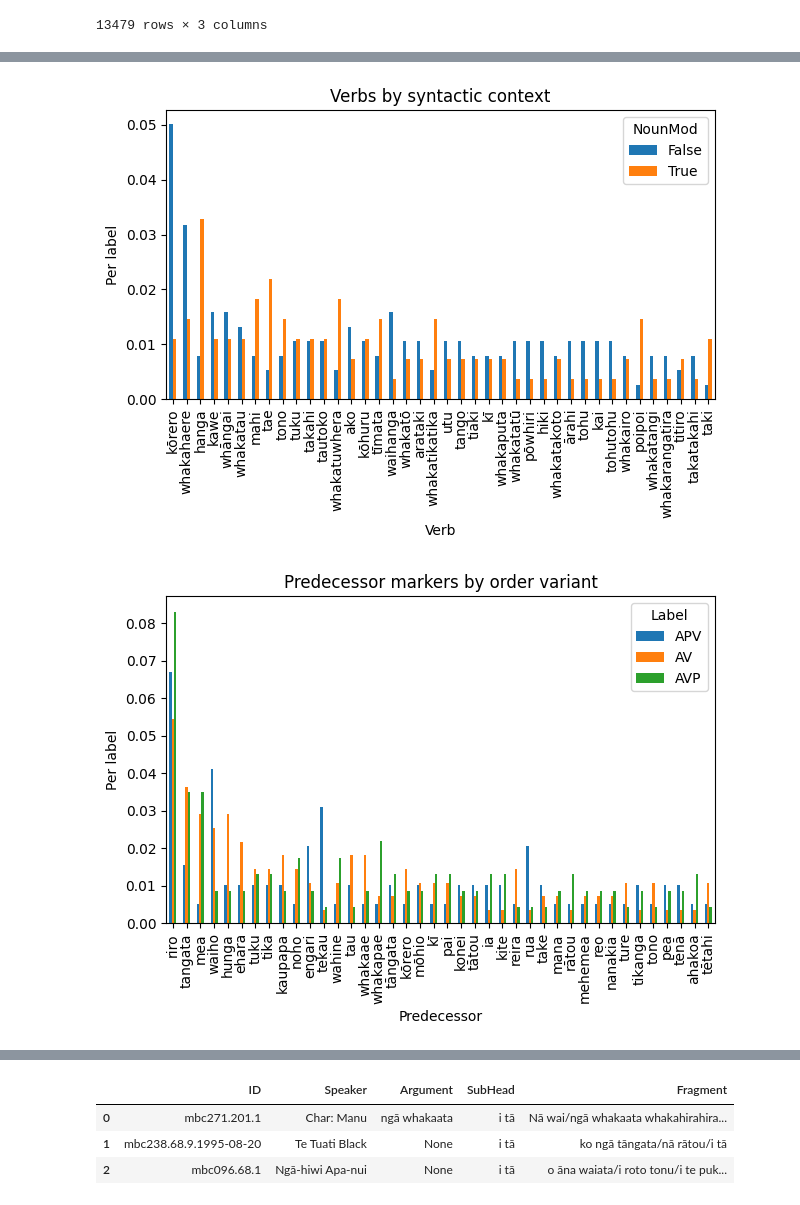
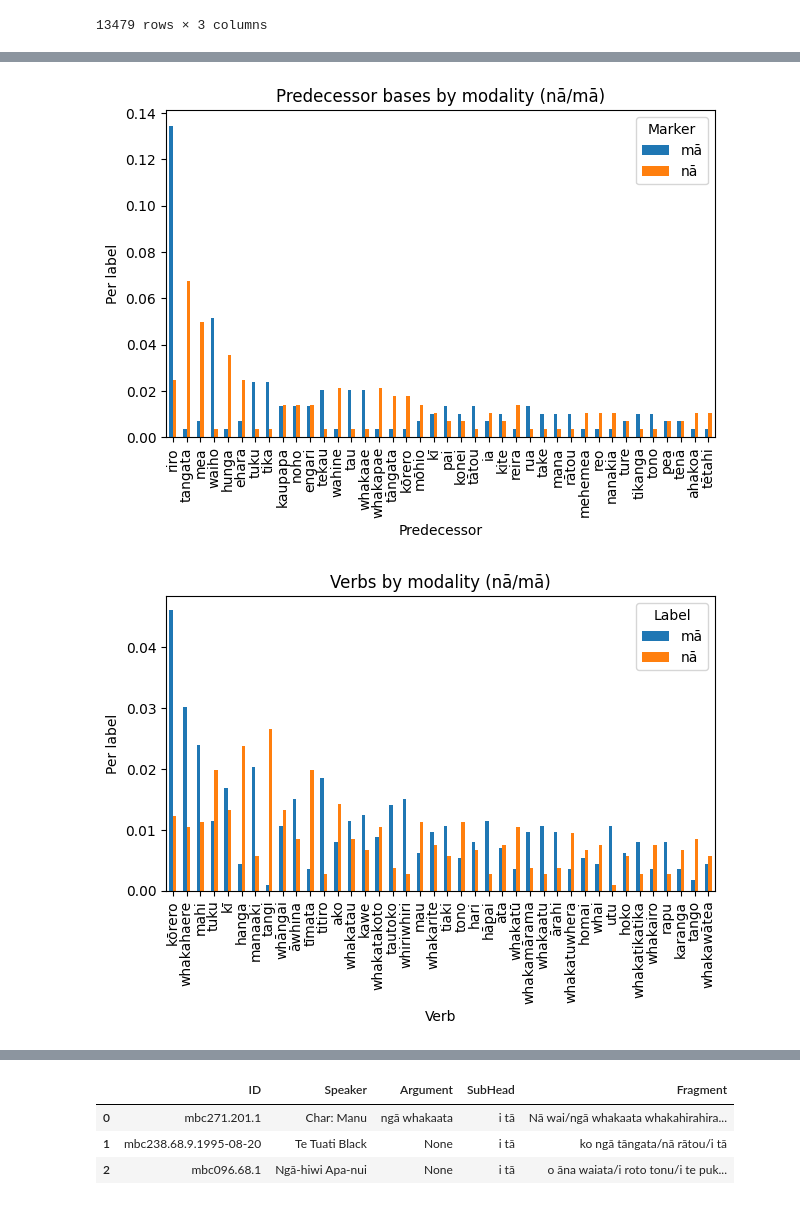
Before and after one commit to connor-taylorbrown/trm-parser, a Jupyter notebook: constructions.ipynb, the cells around one changed output, grey strips where cells are left out. Saved outputs shown, nothing was run; the diff lists cells and outputs as text; code cells hidden in the pictures.

```diff
--- a/constructions.ipynb
+++ b/constructions.ipynb
@@ -700,7 +700,7 @@ def structure(head: str, subordinate: str, filter):
     q_sequence['NextMarker'] = q_sequence['Next'].apply(read_marker)
     q_sequence['Label'] = f'{head}-{subordinate}'
 
-    return q_sequence.sort_values('Length').drop_duplicates(['ID', 'Head', 'Next']).set_index(['ID', 'Number'])
+    return q_sequence.sort_values('Length', ascending=False).drop_duplicates(['ID', 'Head', 'Next']).set_index(['ID', 'Number'])
 
 
 dedup = structure('mā', 'hei', filter=lambda x, sub: count_bases(containing_marker(x, sub)) == 1)
@@ -1408 +1515,13 @@ e
 6236 rows × 3 columns
+# %%
+longest = sequences[sequences['Number'] == 0].sort_values(by='Length', ascending=False).drop_duplicates(['ID', 'Number'])
+tails = pd.DataFrame(collated[collated['Number'] > 0]).merge(longest, on='ID')
+
+tails['Predecessor'] = tails.apply(lambda x: x['Sequence_y'][int(x['Number_x']) - 1], axis=1)
+# tails['Predecessor'] = tails['Predecessor'].apply(read_marker)
+tails['Predecessor'] = tails['Predecessor'].apply(read_base)
+
+tails['Head_x'] = tails['Head_x'].apply(read_base)
+tails['SubHead'] = tails['SubHead'].apply(read_base)
+
+tails.pivot_table(index='Predecessor', columns='Label', values='ID', aggfunc='count')
@@ -1410,7 +1691,7 @@ e
 from pathlib import Path
 
 def mark_constituent(x: pd.DataFrame, label: str):
-    df = x.map(read_marker)
+    df = x.map(read_base)
     df['Label'] = label
 
     return df
@@ -1421,9 +1702,12 @@ def mark_constituent(x: pd.DataFrame, label: str):
 # name, title = 'order-pivot-bases', 'Pivot bases by order variant'
 # name, title = 'modal-verb-bases', 'Verbs by modality (nā/mā)'
 # name, title = 'order-verb-bases', 'Verbs by order variant'
+# name, title = 'modal-actor-bases', 'Actor bases by modality (nā/mā)'
 # name, title = 'comparison-verbs', 'Verbs by construction'
-# name, title = 'predecessor-bases', 'Predecessor bases by order variant'
-# name, title = 'predecessor-markers', 'Predecessor markers by order variant'
-name, title = 'modifier-verbs', 'Verbs by syntactic context'
+# name, title = 'order-predecessor-bases', 'Predecessor bases by order variant'
+name, title = 'modal-predecessor-bases', 'Predecessor bases by modality (nā/mā)'
+# name, title = 'order-predecessor-markers', 'Predecessor markers by order variant'
+# name, title = 'modifier-verbs', 'Verbs by syntactic context'
 path = Path('output', 'results', name)
+# path = Path('output', 'results', name, 'sample')
 path.mkdir(exist_ok=True)
@@ -1456,0 +1714,10 @@ tails.pivot_table(index=['Predecessor', 'Head_x'], columns='Label', values='ID',
+# %%
+unambiguous_pragmatic = pd.DataFrame(pragmatic[~pragmatic['Initial'] | pragmatic['Upper']])
+# unambiguous_pragmatic = pd.DataFrame(pragmatic[~pragmatic['Initial']])
+unambiguous_pragmatic['Initial'] = unambiguous_pragmatic['Initial'].apply(lambda x: 'Initial' if x else 'Non-initial')
+unambiguous_pragmatic['SubHead'] = unambiguous_pragmatic['SubHead'].apply(read_base)
+
+predecessors = unambiguous_pragmatic.pivot_table(index='Predecessor', columns='Marker', values='ID', aggfunc='count')
+predecessors = predecessors.fillna(0) + 1
+
+predecessors.sum()
@@ -1457,27 +1735,32 @@ tails.pivot_table(index=['Predecessor', 'Head_x'], columns='Label', values='ID',
 # %%
-modifying = collated.merge(tails, on='ID', how='left')
-modifying['Predecessor'] = modifying['Predecessor'].fillna('')
-modifying['NounMod'] = modifying['Predecessor'].apply(lambda x: x.endswith('te') or x.endswith('ngā'))
-
-modifying = modifying.pivot_table(index='SubHead_y', columns='NounMod', values='ID', aggfunc='count')
-modifying = modifying.fillna(0) + 1
-
-modifying.div(modifying.sum(axis=0), axis=1).sort_index(key=modifying.sum(1).get, ascending=False)[:40].plot.bar()
+predecessors.div(predecessors.sum(axis=0), axis=1).sort_index(key=predecessors.sum(1).get, ascending=False)[:40].plot.bar()
 plt.title(title)
-plt.xlabel('Verb')
 plt.ylabel('Per label')
 plt.savefig(Path(path, 'pct.png'), bbox_inches='tight')
 plt.tight_layout()
 # %% [output]
-[figure, old version]
+[figure, new version]
 # %%
-predecessors = tails.pivot_table(index='Predecessor', columns='Label', values='Head_x', aggfunc='count')
-predecessors = predecessors.fillna(0) + 1
+ae_orders = pd.concat([
+# ae_orders = pd.concat(i.sample(100) for i in [
+    mark_constituent(collated[collated['Marker'] == 'nā'], 'nā'),
+    mark_constituent(collated[collated['Marker'] == 'mā'], 'mā')
+    # mark_constituent(has_topic[has_topic['Marker'] == 'nā'], 'nā'),
+    # mark_constituent(has_topic[has_topic['Marker'] == 'mā'], 'mā')
+    # mark_constituent(covert, 'AV'),
+    # mark_constituent(has_postsub, 'AVP'),
+    # mark_constituent(has_topic, 'APV')
+]).replace('', np.nan).pivot_table(index='SubHead', columns='Label', values='Head', aggfunc='count')
 
-predecessors.div(predecessors.sum(axis=0), axis=1).sort_index(key=predecessors.sum(1).get, ascending=False)[:40].plot.bar()
+ae_orders = ae_orders.fillna(0) + 1 # Apply Laplacian smoothing
+
+ae_orders.div(ae_orders.sum(axis=0), axis=1).sort_index(key=ae_orders.sum(1).get, ascending=False)[:40].plot.bar()
 plt.title(title)
+# plt.xlabel('Pivot')
+# plt.xlabel('Actor')
+plt.xlabel('Verb')
 plt.ylabel('Per label')
-# plt.savefig(Path(path, 'pct.png'), bbox_inches='tight')
+plt.savefig(Path(path, 'pct.png'), bbox_inches='tight')
 plt.tight_layout()
 # %% [output]
-[figure, old version]
+[figure, new version]
```
Also changed, not shown: parts of 47 cells of this notebook, 57 other files.
